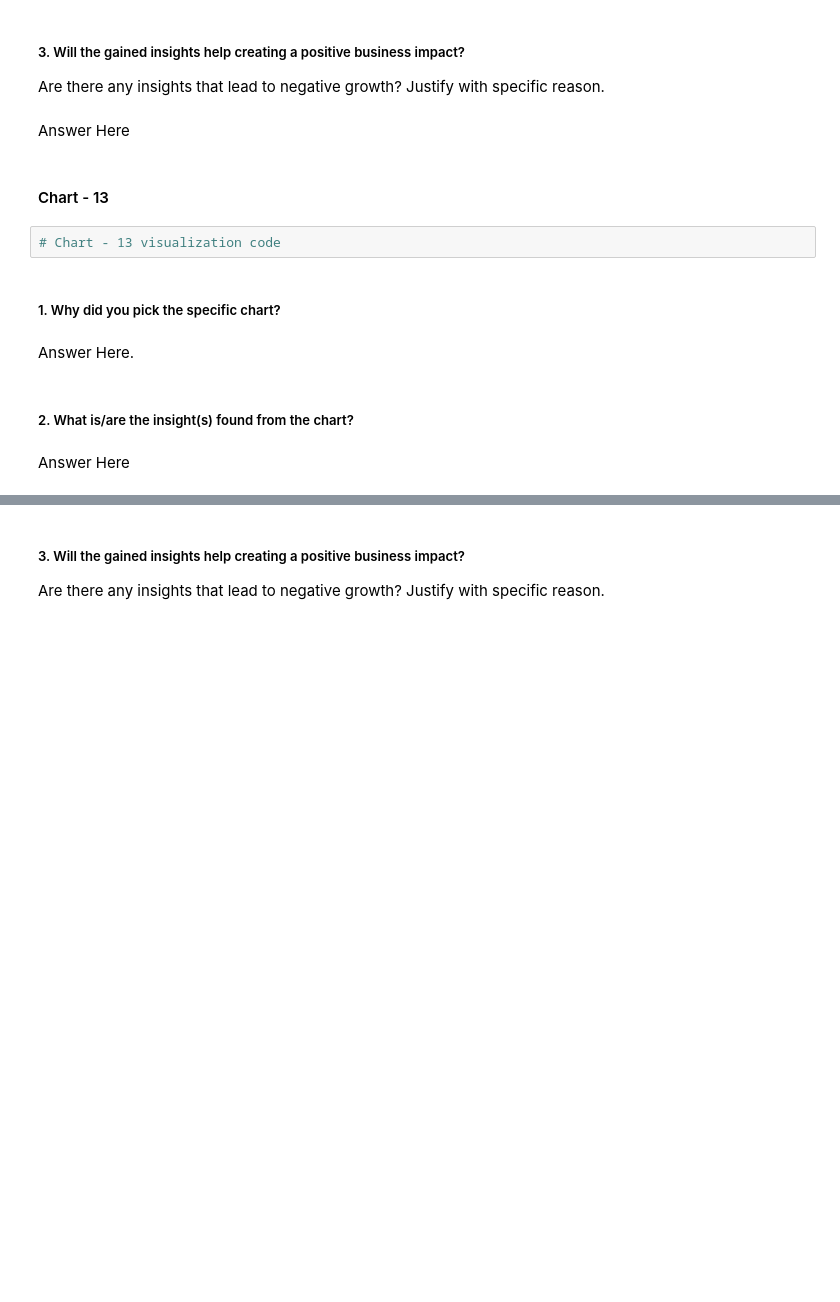
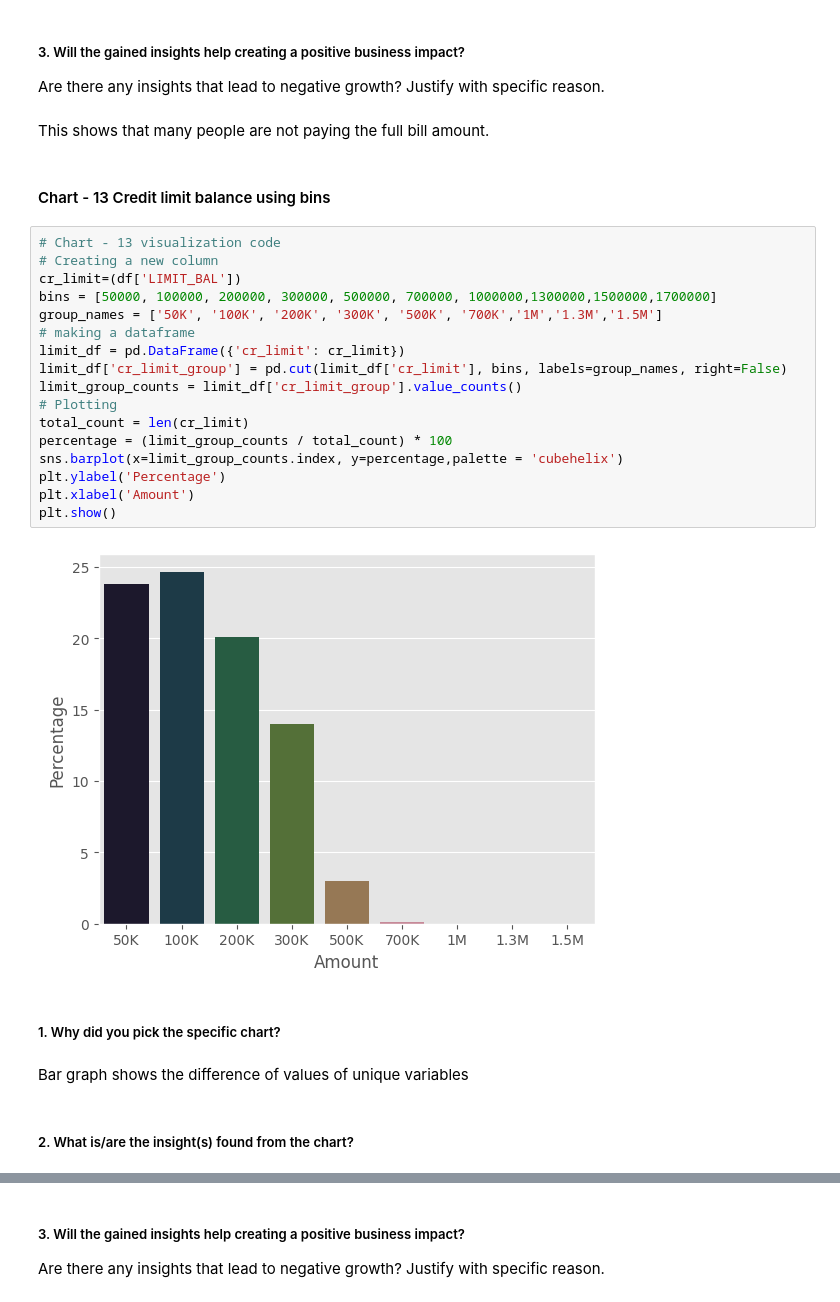
Before and after one commit to theuttammishra/Classification-Capstone, a Jupyter notebook: Credit_card_default_prediction.ipynb, the cells around one changed output, grey strips where cells are left out. Saved outputs shown, nothing was run; the diff lists cells and outputs as text; blank space fills up the shorter version.

```diff
--- a/Credit_card_default_prediction.ipynb
+++ b/Credit_card_default_prediction.ipynb
@@ -762,17 +768,32 @@ Answer Here
 # %% [markdown]
 ##### 3. Will the gained insights help creating a positive business impact?
 Are there any insights that lead to negative growth? Justify with specific reason.
-# %% [markdown]
-Answer Here
+# %% [markdown]
+This shows that many people are not paying the full bill amount.
 # %% [markdown]
-#### Chart - 13
+#### Chart - 13 Credit limit balance using bins
-# %%
-# Chart - 13 visualization code
+# %%
+# Chart - 13 visualization code
+# Creating a new column
+cr_limit=(df['LIMIT_BAL'])
+bins = [50000, 100000, 200000, 300000, 500000, 700000, 1000000,1300000,1500000,1700000]
+group_names = ['50K', '100K', '200K', '300K', '500K', '700K','1M','1.3M','1.5M']
+# making a dataframe
+limit_df = pd.DataFrame({'cr_limit': cr_limit})
+limit_df['cr_limit_group'] = pd.cut(limit_df['cr_limit'], bins, labels=group_names, right=False)
+limit_group_counts = limit_df['cr_limit_group'].value_counts()
+# Plotting
+total_count = len(cr_limit)
+percentage = (limit_group_counts / total_count) * 100
+sns.barplot(x=limit_group_counts.index, y=percentage,palette = 'cubehelix')
+plt.ylabel('Percentage')
+plt.xlabel('Amount')
+plt.show()
+# %% [output]
+[figure, added]
 # %% [markdown]
 ##### 1. Why did you pick the specific chart?
-# %% [markdown]
-Answer Here.
+# %% [markdown]
+Bar graph shows the difference of values of unique variables
 # %% [markdown]
 ##### 2. What is/are the insight(s) found from the chart?
-# %% [markdown]
-Answer Here
```
Also changed, not shown: parts of 158 cells of this notebook.
